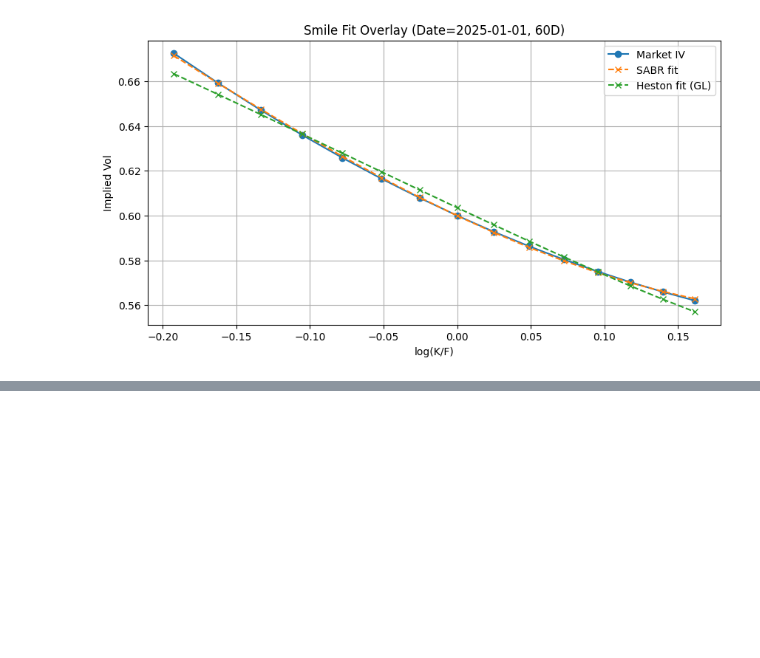
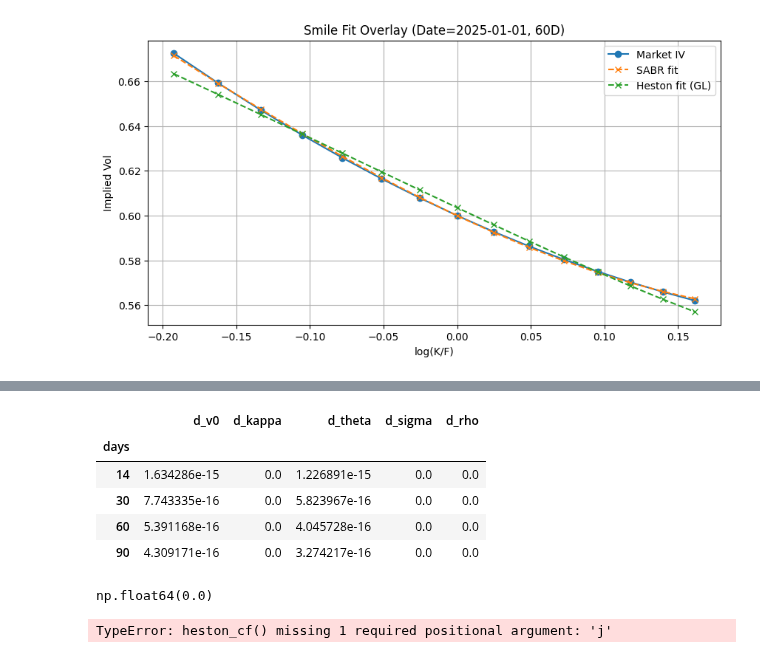
Before and after one commit to viriyaglim/viriyalaper-project, a Jupyter notebook: Python Projects/Volatility Smile Modelling and Option Pricing Heston vs SABR with Calibration and Hedging.ipynb, the cells around one changed output, grey strips where cells are left out. Saved outputs shown, nothing was run; the diff lists cells and outputs as text; code cells hidden in the pictures; blank space fills up the shorter version.

```diff
--- a/Python Projects/Volatility Smile Modelling and Option Pricing Heston vs SABR with Calibration and Hedging.ipynb
+++ b/Python Projects/Volatility Smile Modelling and Option Pricing Heston vs SABR with Calibration and Hedging.ipynb
@@ -1617,0 +1869,38 @@ Lower RMSE = better smile fit.
+# %%
+# parameter drift day-to-day (absolute change) for each maturity
+hp = heston_params.dropna(subset=["v0","kappa","theta","sigma","rho"]).copy()
+hp = hp.sort_values(["days","date"])
+
+for col in ["v0","kappa","theta","sigma","rho"]:
+    hp[f"d_{col}"] = hp.groupby("days")[col].diff().abs()
+
+drift_summary = hp.groupby("days")[[f"d_{c}" for c in ["v0","kappa","theta","sigma","rho"]]].mean()
+drift_summary
+# %% [output]
+|  | d_v0 | d_kappa | d_theta | d_sigma | d_rho |
+| days |  |  |  |  |  |
+| 14 | 1.634286e-15 | 0.0 | 1.226891e-15 | 0.0 | 0.0 |
+| 30 | 7.743335e-16 | 0.0 | 5.823967e-16 | 0.0 | 0.0 |
+| 60 | 5.391168e-16 | 0.0 | 4.045728e-16 | 0.0 | 0.0 |
+| 90 | 4.309171e-16 | 0.0 | 3.274217e-16 | 0.0 | 0.0 |
+# %%
+# convergence/failure rate
+fail_rate = 1.0 - heston_params["success"].mean()
+fail_rate
+# %% [output]
+np.float64(0.0)
+# %%
+# Pick one (date, days) slice and run multi-start many times to see dispersion
+d0 = df_heston["date"].min()
+days0 = int(sorted(df_heston[df_heston["date"]==d0]["days"].unique())[0])
+sl0 = df_heston[(df_heston["date"]==d0) & (df_heston["days"]==days0)].sort_values("log_mny")
+
+runs = []
+for seed in range(10):
+    best = calibrate_heston_multistart(sl0, n_starts=5, maxiter=80, seed=seed)
+    runs.append({"seed": seed, "rmse": best["rmse"], **dict(zip(["v0","kappa","theta","sigma","rho"], best["x"]))})
+
+ms = pd.DataFrame(runs)
+ms.describe()
+# %% [output]
+TypeError: heston_cf() missing 1 required positional argument: 'j'
```
Also changed, not shown: parts of 11 cells of this notebook.
